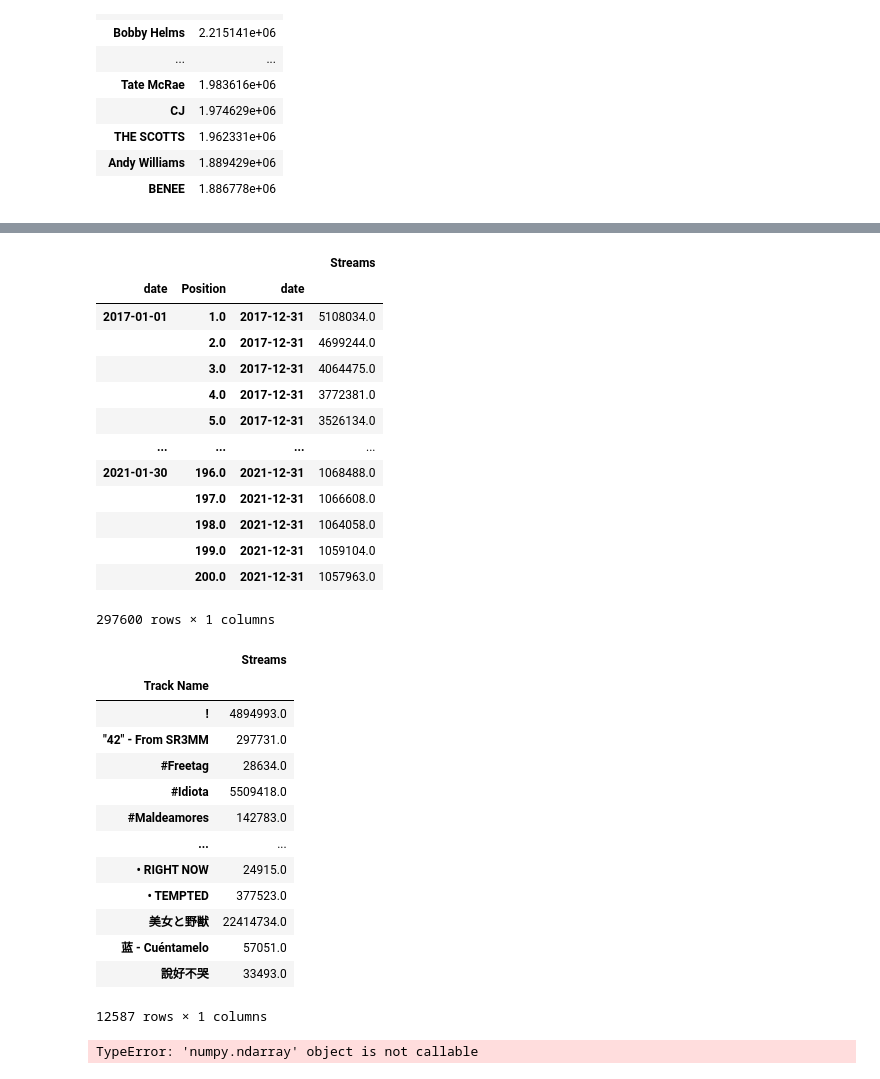
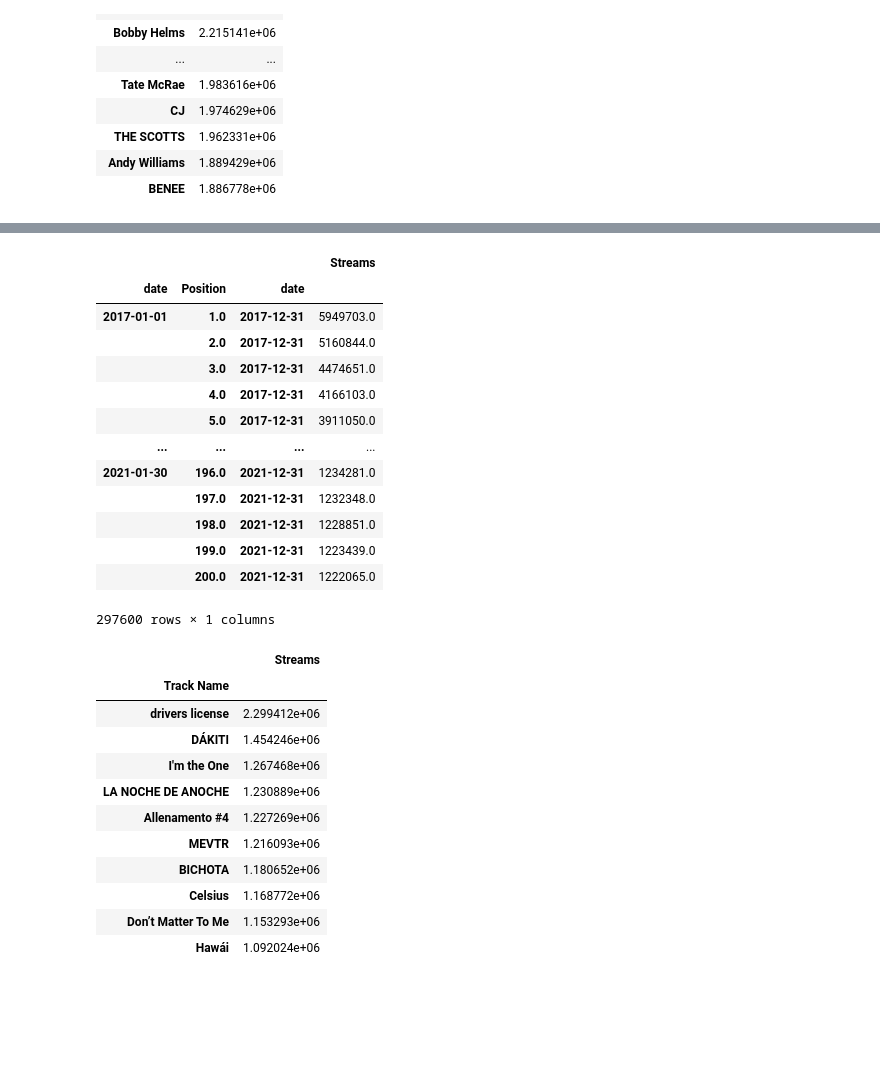
Before and after one commit to radroid/data_1202_group_project, a Jupyter notebook: Data Processing.ipynb, the cells around one changed output, grey strips where cells are left out. Cells and saved outputs as stored; diff of their text form; code cells hidden in the pictures; blank space fills up the shorter version.

```diff
--- a/Data Processing.ipynb
+++ b/Data Processing.ipynb
@@ -8,7 +8,7 @@ import numpy as np
 import pathlib
 # %%
 # Load the dataset
-filepath = pathlib.Path("all_regions_top_200_daily.csv")
+filepath = pathlib.Path("data/all_regions_top_200_daily.csv")
 
 if filepath.exists():
     data_df = pd.read_csv(filepath, parse_dates=True)
@@ -252,41 +253,31 @@ result
 # %% [output]
 |  |  |  | Streams |
 | date | Position | date |  |
-| 2017-01-01 | 1.0 | 2017-12-31 | 5108034.0 |
-|  | 2.0 | 2017-12-31 | 4699244.0 |
-|  | 3.0 | 2017-12-31 | 4064475.0 |
-|  | 4.0 | 2017-12-31 | 3772381.0 |
-|  | 5.0 | 2017-12-31 | 3526134.0 |
+| 2017-01-01 | 1.0 | 2017-12-31 | 5949703.0 |
+|  | 2.0 | 2017-12-31 | 5160844.0 |
+|  | 3.0 | 2017-12-31 | 4474651.0 |
+|  | 4.0 | 2017-12-31 | 4166103.0 |
+|  | 5.0 | 2017-12-31 | 3911050.0 |
 | ... | ... | ... | ... |
-| 2021-01-30 | 196.0 | 2021-12-31 | 1068488.0 |
-|  | 197.0 | 2021-12-31 | 1066608.0 |
-|  | 198.0 | 2021-12-31 | 1064058.0 |
-|  | 199.0 | 2021-12-31 | 1059104.0 |
-|  | 200.0 | 2021-12-31 | 1057963.0 |
+| 2021-01-30 | 196.0 | 2021-12-31 | 1234281.0 |
+|  | 197.0 | 2021-12-31 | 1232348.0 |
+|  | 198.0 | 2021-12-31 | 1228851.0 |
+|  | 199.0 | 2021-12-31 | 1223439.0 |
+|  | 200.0 | 2021-12-31 | 1222065.0 |
 297600 rows × 1 columns
 # %%
-result = (df.groupby("Track Name").sum())
+result = (df.groupby("Track Name").mean()).sort_values(by="Streams", ascending=False).head(10)
 result
 # %% [output]
 |  | Streams |
 | Track Name |  |
-| ! | 4894993.0 |
-| "42" - From SR3MM | 297731.0 |
-| #Freetag | 28634.0 |
-| #Idiota | 5509418.0 |
-| #Maldeamores | 142783.0 |
-| ... | ... |
-| • RIGHT NOW | 24915.0 |
-| • TEMPTED | 377523.0 |
-| 美女と野獣 | 22414734.0 |
-| 蓝 - Cuéntamelo | 57051.0 |
-| 說好不哭 | 33493.0 |
+| drivers license | 2.299412e+06 |
+| DÁKITI | 1.454246e+06 |
+| I'm the One | 1.267468e+06 |
+| LA NOCHE DE ANOCHE | 1.230889e+06 |
+| Allenamento #4 | 1.227269e+06 |
+| MEVTR | 1.216093e+06 |
+| BICHOTA | 1.180652e+06 |
+| Celsius | 1.168772e+06 |
+| Don’t Matter To Me | 1.153293e+06 |
+| Hawái | 1.092024e+06 |
-12587 rows × 1 columns
-# %%
-level_values = df["Track Name"].unique()
-# level_values = df.index.get_level_values
-result = (df.groupby([level_values(i) for i in [0]]
-                     +[pd.Grouper(freq='1y', level="date")]).sum())
-result
-# %% [output]
-TypeError: 'numpy.ndarray' object is not callable
```
Also changed, not shown: parts of 27 cells of this notebook.
